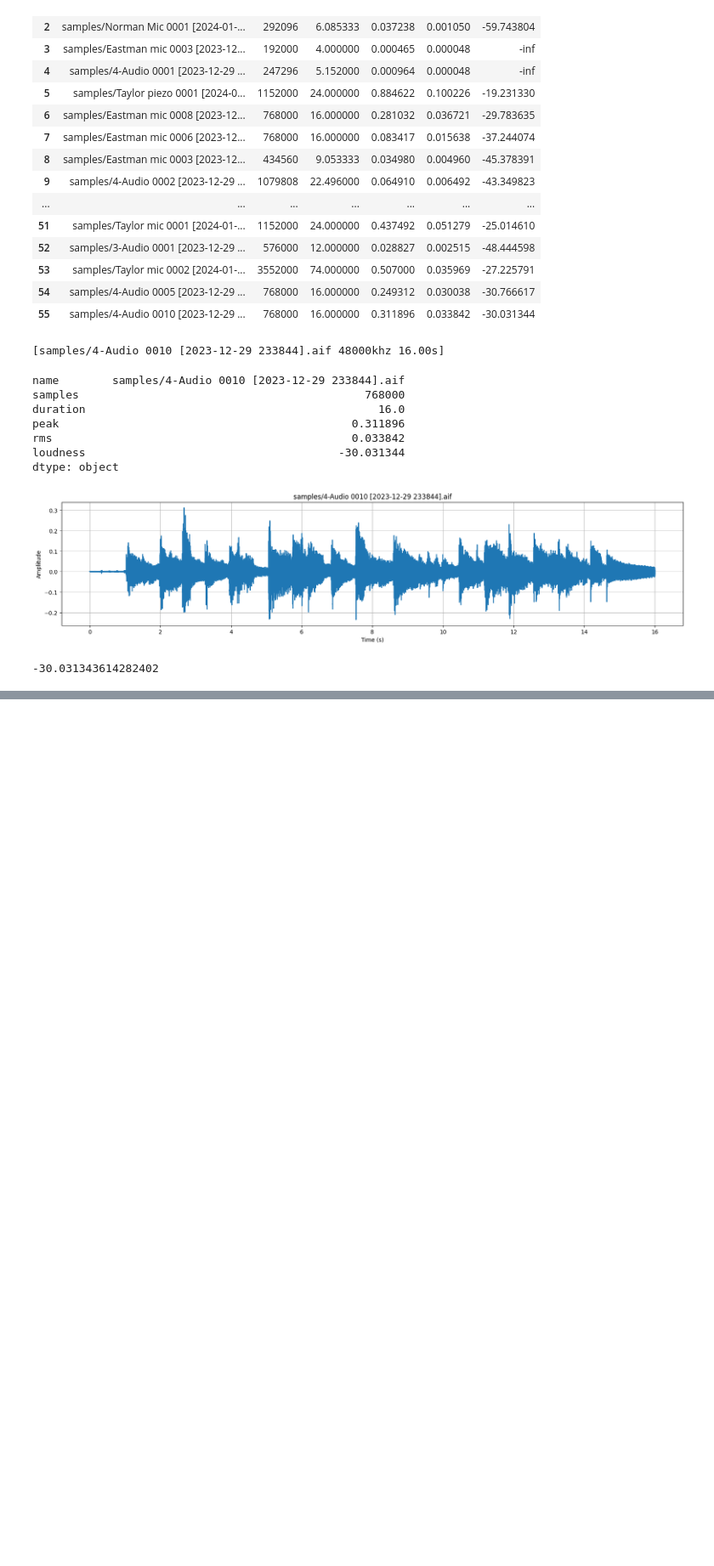
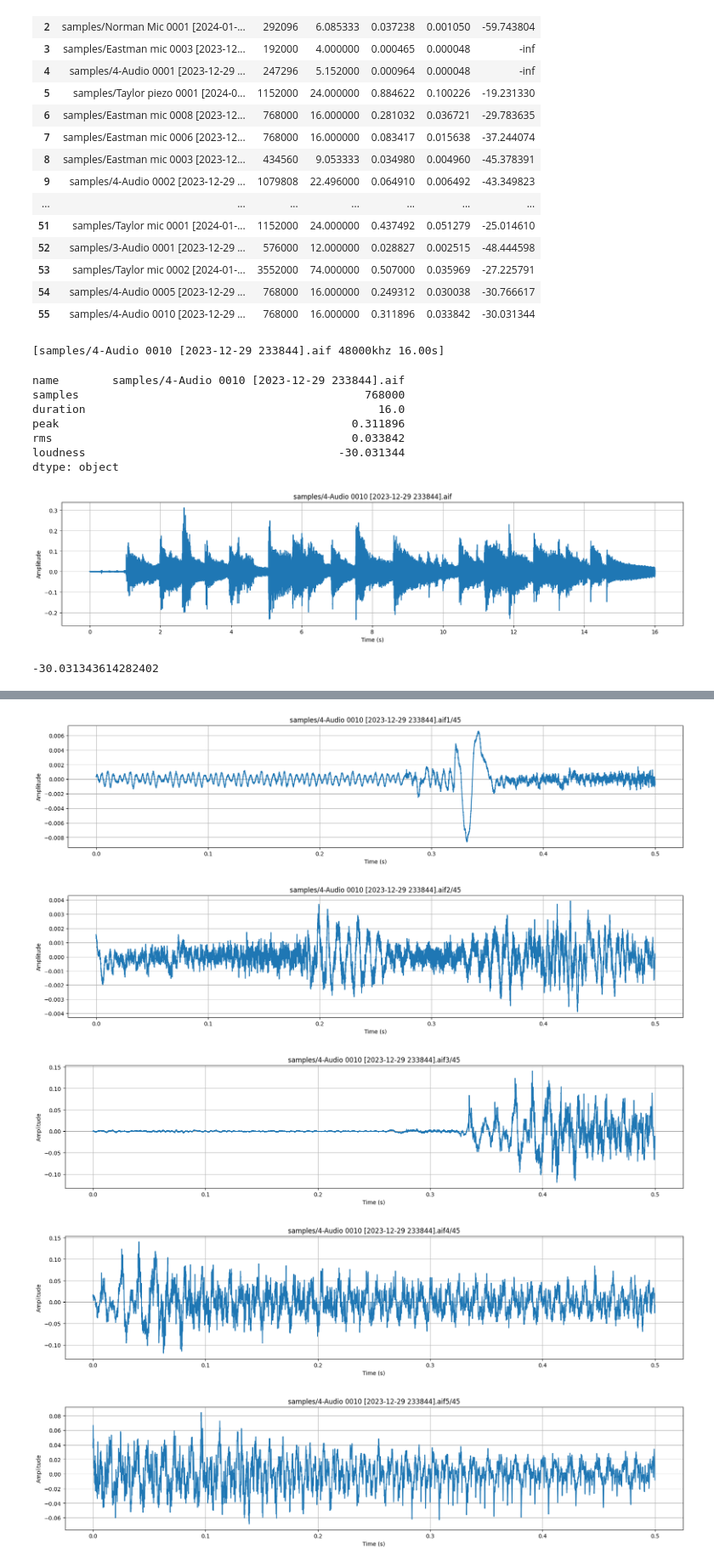
Before and after one commit to andrewwilson/impulseResponses, a Jupyter notebook: Analysis.ipynb, the cells around one changed output, grey strips where cells are left out. Shown: that part at 85% size. Cells and saved outputs as stored; diff of their text form; code cells hidden in the pictures; blank space fills up the shorter version.

Commit message:
more tests and info_grid

```diff
--- a/Analysis.ipynb
+++ b/Analysis.ipynb
@@ -56,3 +56,6 @@ plot_signal(sample)
 sample.loudness
 # %% [output]
 -30.031343614282402
+# %%
+slices = sample.slice(audio.duration_to_samples(0.1,sample.sr), overlap=0.3)
+audio.info_grid(slices)
@@ -58,0 +76,10 @@ sample.loudness
+# %%
+
+for s in slices[0:5]:
+    plot_signal(s)
+# %% [output]
+[figure, added]
+[figure, added]
+[figure, added]
+[figure, added]
+[figure, added]
```
Also changed, not shown: parts of 1 cell of this notebook, 2 other files.
